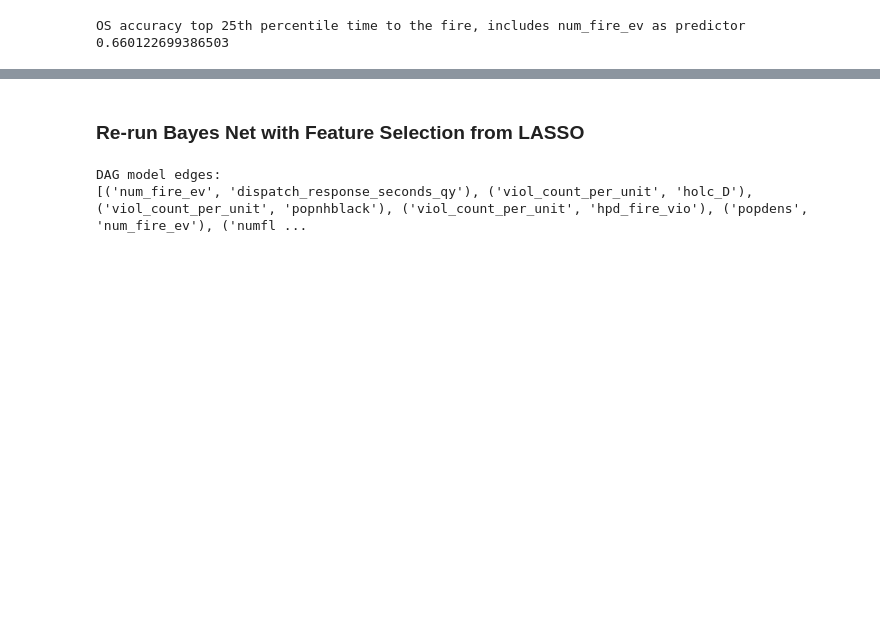
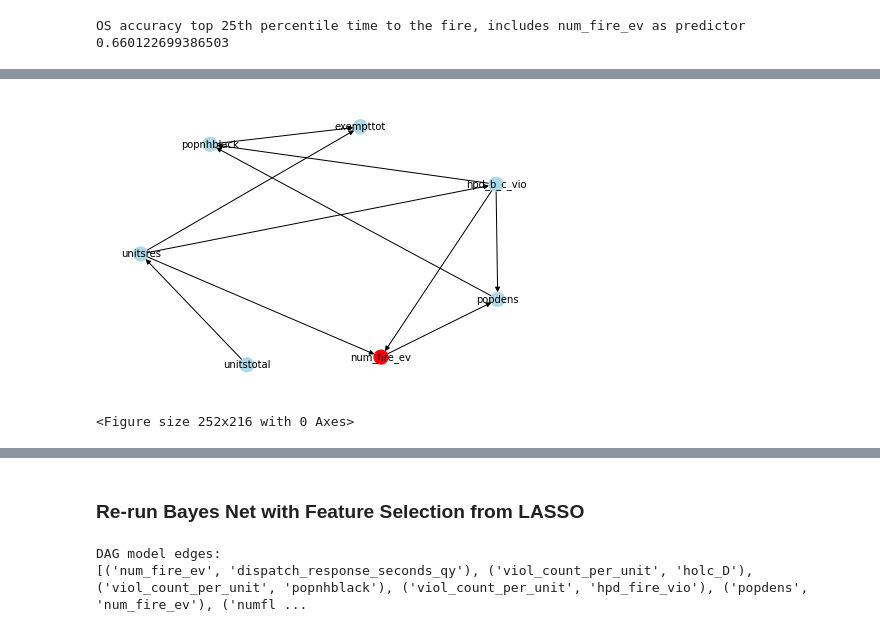
Before and after one commit to KaiElwood/machine-learning-final, a Jupyter notebook: code/04a_rf_bayesnet_box.ipynb, the cells around one changed output, grey strips where cells are left out. Cells and saved outputs as stored; diff of their text form; code cells hidden in the pictures; blank space fills up the shorter version.

```diff
--- a/code/04a_rf_bayesnet_box.ipynb
+++ b/code/04a_rf_bayesnet_box.ipynb
@@ -885,0 +860,14 @@ ROC AUC: 0.8693479048258008
+# %%
+import networkx as nx
+import pylab as plt
+fig = plt.gcf()
+
+values = ['red' if n in ['num_fire_ev', 'dispatch_response_seconds_qy'] else 'lightblue' for n in model.nodes()]
+# use networkx to draw DAG
+nx.draw(model, node_color=values, with_labels=True, font_color='black', node_size=200,font_size=10)
+
+plt.figure(figsize = (3.5,3))
+fig.savefig(os.join(plots, 'dag_predict.png'), dpi = 300)
+# %% [output]
+[figure, added]
+<Figure size 252x216 with 0 Axes>
```
Also changed, not shown: parts of 25 cells of this notebook, 6 other files.
